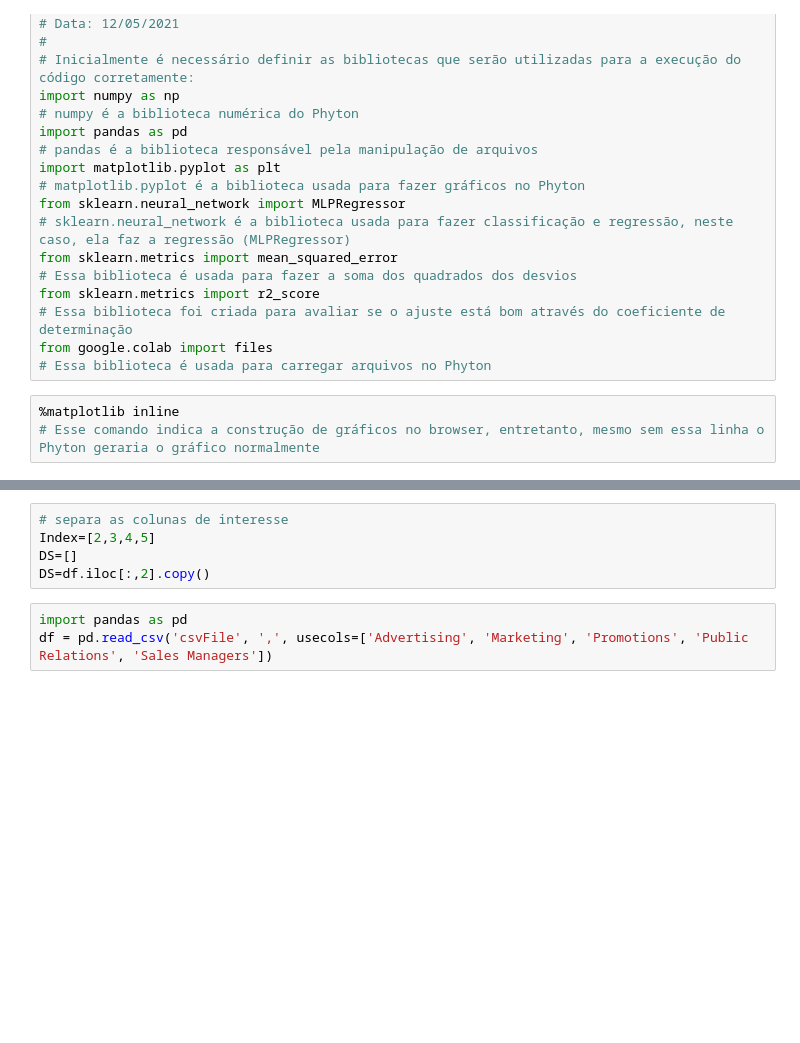
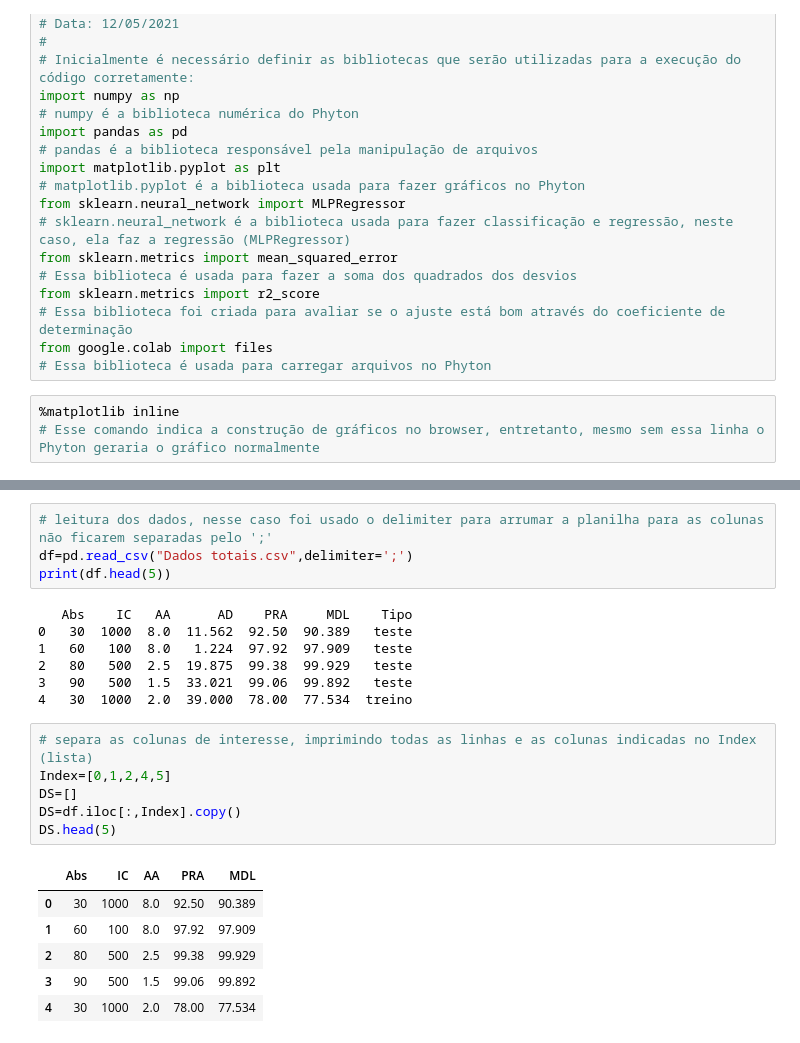
Before and after one commit to Fernanda101704/Basededados, a Jupyter notebook: Projeto_1_RN.ipynb, the cells around one changed output, grey strips where cells are left out. Saved outputs shown, nothing was run; the diff lists cells and outputs as text; blank space fills up the shorter version.

```diff
--- a/Projeto_1_RN.ipynb
+++ b/Projeto_1_RN.ipynb
@@ -46,8 +39,24 @@ IndexError: ignored
+# %%
+# leitura dos dados, nesse caso foi usado o delimiter para arrumar a planilha para as colunas não ficarem separadas pelo ';'
+df=pd.read_csv("Dados totais.csv",delimiter=';')
+print(df.head(5))
+# %% [output]
+   Abs    IC   AA      AD    PRA     MDL    Tipo
+0   30  1000  8.0  11.562  92.50  90.389   teste
+1   60   100  8.0   1.224  97.92  97.909   teste
+2   80   500  2.5  19.875  99.38  99.929   teste
+3   90   500  1.5  33.021  99.06  99.892   teste
+4   30  1000  2.0  39.000  78.00  77.534  treino
 # %%
-# separa as colunas de interesse
-Index=[2,3,4,5]
+# separa as colunas de interesse, imprimindo todas as linhas e as colunas indicadas no Index (lista)
+Index=[0,1,2,4,5]
 DS=[]
-DS=df.iloc[:,2].copy()
+DS=df.iloc[:,Index].copy()
+DS.head(5)
+# %% [output]
+|  | Abs | IC | AA | PRA | MDL |
+| 0 | 30 | 1000 | 8.0 | 92.50 | 90.389 |
+| 1 | 60 | 100 | 8.0 | 97.92 | 97.909 |
+| 2 | 80 | 500 | 2.5 | 99.38 | 99.929 |
+| 3 | 90 | 500 | 1.5 | 99.06 | 99.892 |
+| 4 | 30 | 1000 | 2.0 | 78.00 | 77.534 |
-# %%
-import pandas as pd
-df = pd.read_csv('csvFile', ',', usecols=['Advertising', 'Marketing', 'Promotions', 'Public Relations', 'Sales Managers'])
```
Also changed, not shown: parts of 26 cells of this notebook.
